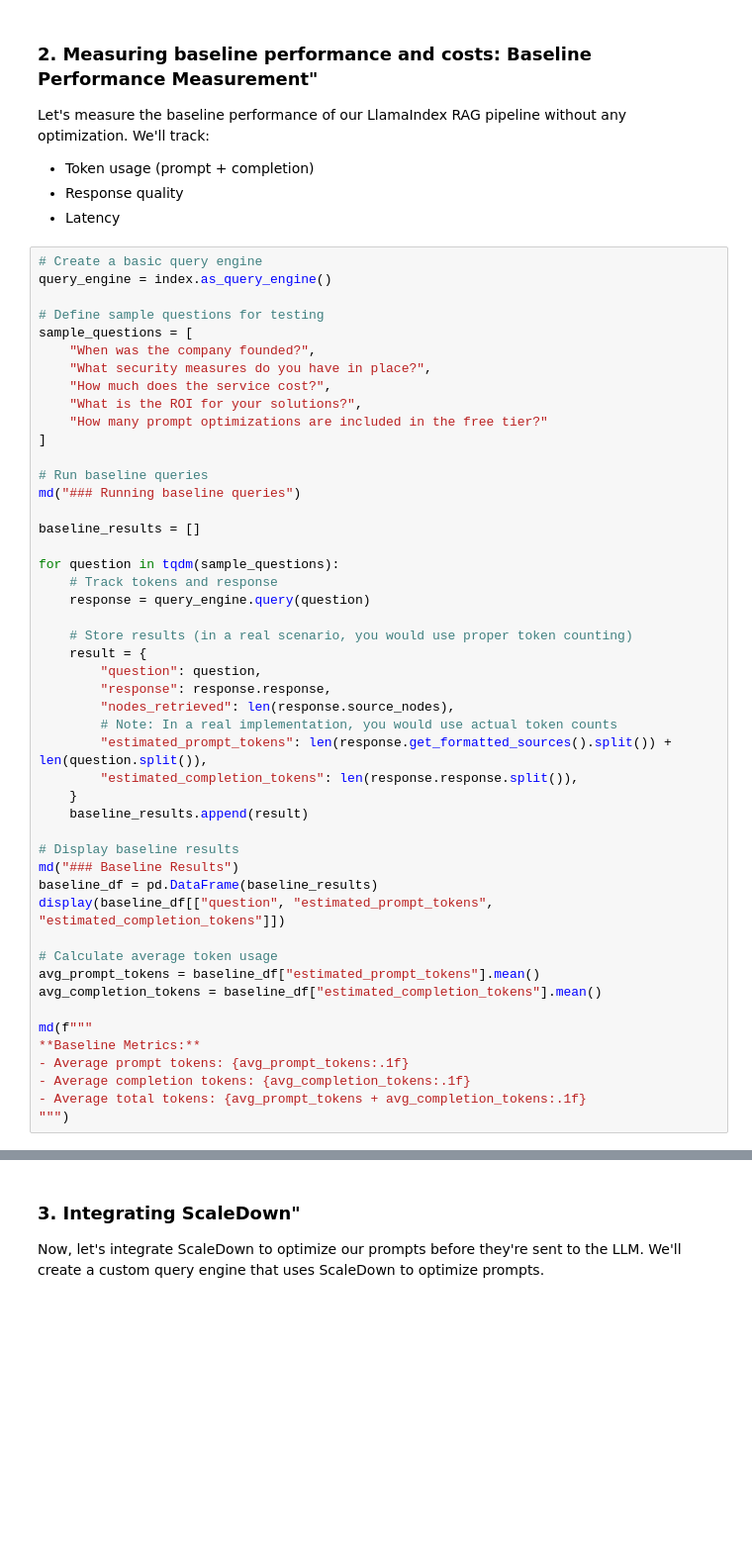
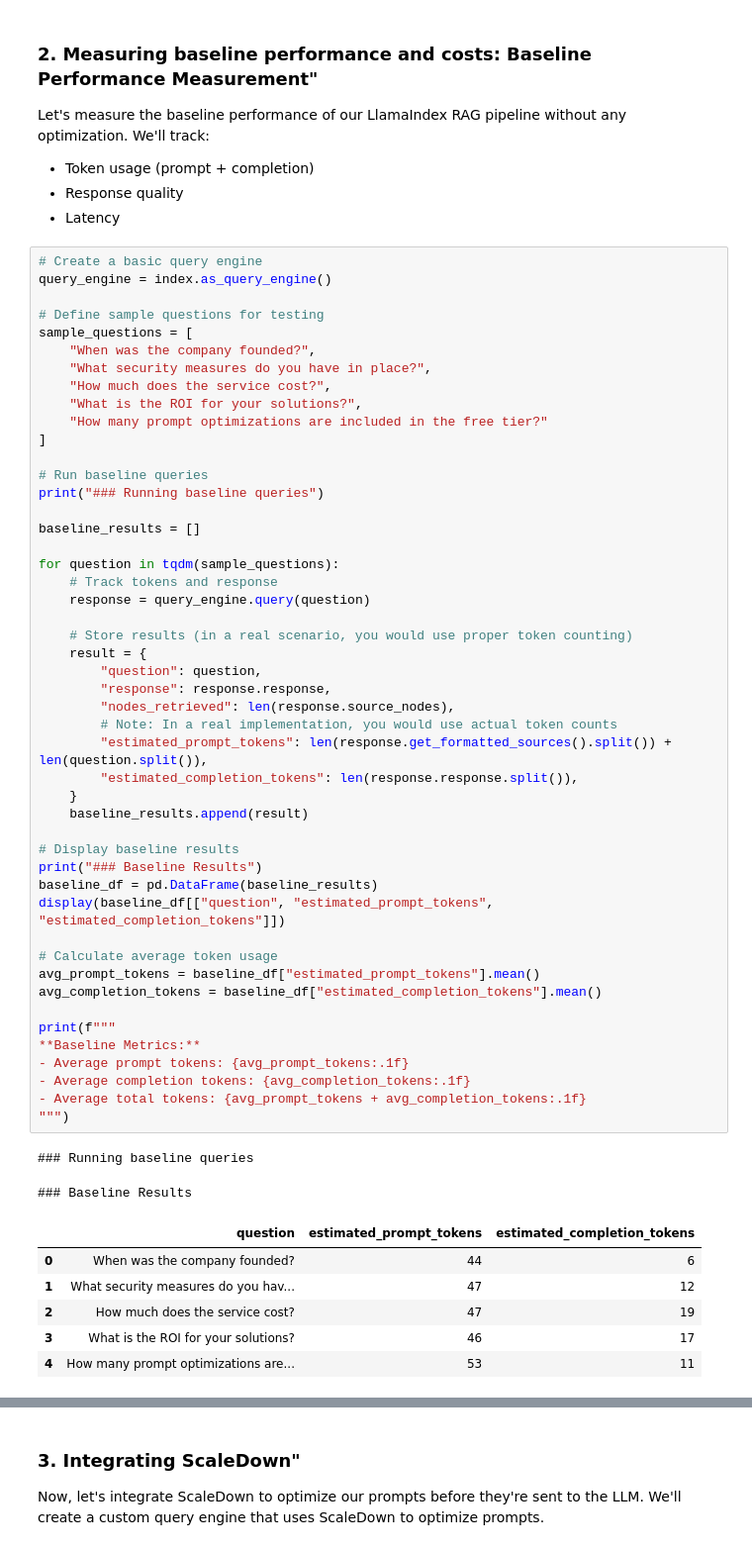
Before and after one commit to scaledown-team/scaledown-package, a Jupyter notebook: examples/example_llamaindex_RAG.ipynb, the cells around one changed output, grey strips where cells are left out. Shown at 99% size. Cells and saved outputs as stored; diff of their text form; blank space fills up the shorter version.

```diff
--- a/examples/example_llamaindex_RAG.ipynb
+++ b/examples/example_llamaindex_RAG.ipynb
@@ -104,37 +159,46 @@ sample_questions = [
 ]
 
 # Run baseline queries
-md("### Running baseline queries")
+print("### Running baseline queries")
 
 baseline_results = []
 
 for question in tqdm(sample_questions):
     # Track tokens and response
     response = query_engine.query(question)
 
     # Store results (in a real scenario, you would use proper token counting)
     result = {
         "question": question,
         "response": response.response,
         "nodes_retrieved": len(response.source_nodes),
         # Note: In a real implementation, you would use actual token counts
         "estimated_prompt_tokens": len(response.get_formatted_sources().split()) + len(question.split()),
         "estimated_completion_tokens": len(response.response.split()),
     }
     baseline_results.append(result)
 
 # Display baseline results
-md("### Baseline Results")
+print("### Baseline Results")
 baseline_df = pd.DataFrame(baseline_results)
 display(baseline_df[["question", "estimated_prompt_tokens", "estimated_completion_tokens"]])
 
 # Calculate average token usage
 avg_prompt_tokens = baseline_df["estimated_prompt_tokens"].mean()
 avg_completion_tokens = baseline_df["estimated_completion_tokens"].mean()
 
-md(f"""
+print(f"""
 **Baseline Metrics:**
 - Average prompt tokens: {avg_prompt_tokens:.1f}
 - Average completion tokens: {avg_completion_tokens:.1f}
 - Average total tokens: {avg_prompt_tokens + avg_completion_tokens:.1f}
 """)
+# %% [output]
+### Running baseline queries
+### Baseline Results
+|  | question | estimated_prompt_tokens | estimated_completion_tokens |
+| 0 | When was the company founded? | 44 | 6 |
+| 1 | What security measures do you hav... | 47 | 12 |
+| 2 | How much does the service cost? | 47 | 19 |
+| 3 | What is the ROI for your solutions? | 46 | 17 |
+| 4 | How many prompt optimizations are... | 53 | 11 |
```
Also changed, not shown: parts of 15 cells of this notebook.
